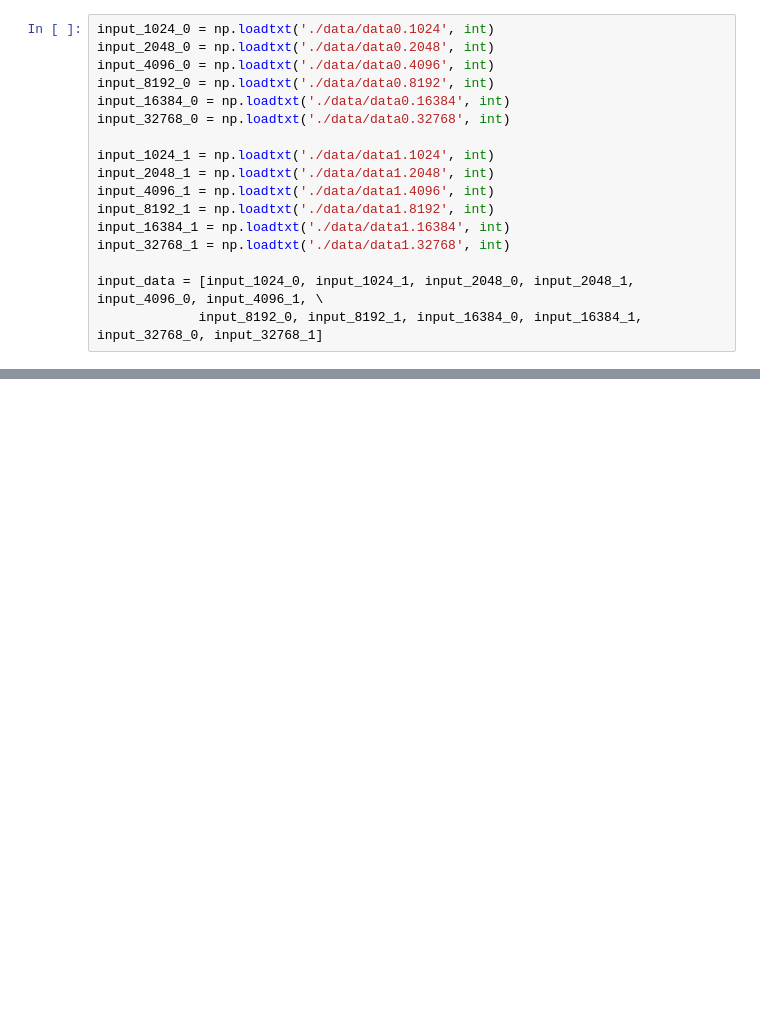
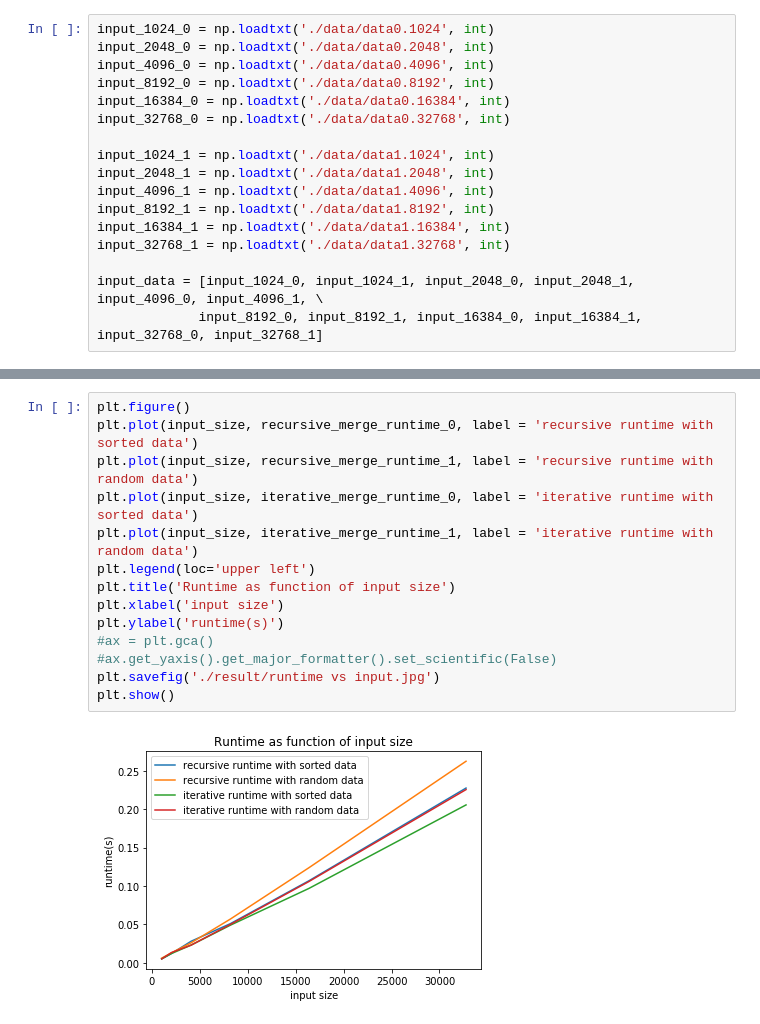
Before and after one commit to markblitz/RU_573_HW, a Jupyter notebook: HW2/Q3/Q3.ipynb, the cells around one changed output, grey strips where cells are left out. Drawn from its saved outputs; the diff is of its cells as text; blank space fills up the shorter version.

```diff
--- a/HW2/Q3/Q3.ipynb
+++ b/HW2/Q3/Q3.ipynb
@@ -89,0 +201,16 @@ np.savetxt('./result/recursice runtime 1.txt', recursive_merge_runtime_1, fmt='%
+# %%
+plt.figure()
+plt.plot(input_size, recursive_merge_runtime_0, label = 'recursive runtime with sorted data')
+plt.plot(input_size, recursive_merge_runtime_1, label = 'recursive runtime with random data')
+plt.plot(input_size, iterative_merge_runtime_0, label = 'iterative runtime with sorted data')
+plt.plot(input_size, iterative_merge_runtime_1, label = 'iterative runtime with random data')
+plt.legend(loc='upper left')
+plt.title('Runtime as function of input size')
+plt.xlabel('input size')
+plt.ylabel('runtime(s)')
+#ax = plt.gca()
+#ax.get_yaxis().get_major_formatter().set_scientific(False)
+plt.savefig('./result/runtime vs input.jpg')
+plt.show()
+# %% [output]
+[figure, added]
```
Also changed, not shown: parts of 7 cells of this notebook, 23 other files.
